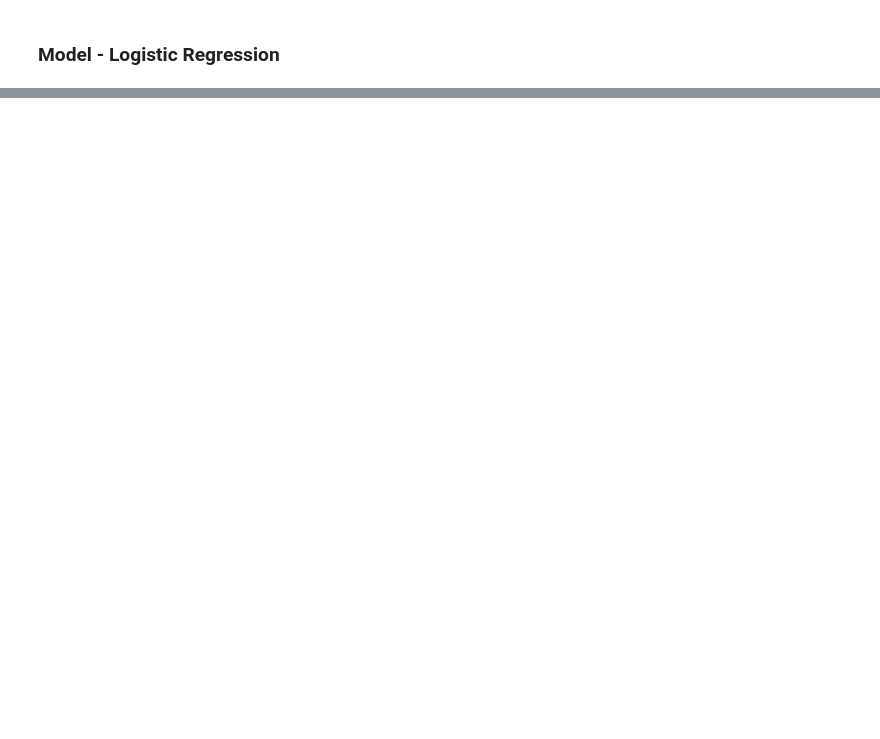
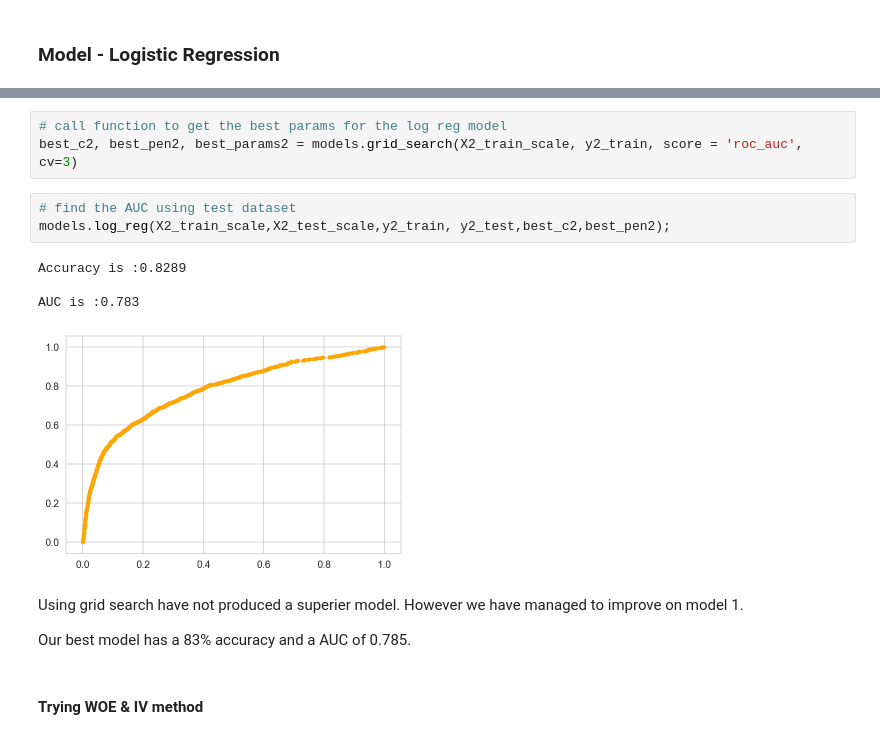
Before and after one commit to tinacliu/mod5_project, a Jupyter notebook: model_logistic.ipynb, the cells around one changed output, grey strips where cells are left out. Cells and saved outputs as stored; diff of their text form; blank space fills up the shorter version.

```diff
--- a/model_logistic.ipynb
+++ b/model_logistic.ipynb
@@ -129,0 +159,17 @@ pd.crosstab(y_test, preds, rownames=['True'], colnames=['Predicted'], margins=Tr
+# %%
+# call function to get the best params for the log reg model
+best_c2, best_pen2, best_params2 = models.grid_search(X2_train_scale, y2_train, score = 'roc_auc', cv=3)
+# %%
+# find the AUC using test dataset
+models.log_reg(X2_train_scale,X2_test_scale,y2_train, y2_test,best_c2,best_pen2);
+# %% [output]
+Accuracy is :0.8289
+
+AUC is :0.783
+[figure, added]
+# %% [markdown]
+Using grid search have not produced a superier model. However we have managed to improve on model 1.
+
+Our best model has a 83% accuracy and a AUC of 0.785.
+# %% [markdown]
+<h4>Trying WOE & IV method</h4>
```
Also changed, not shown: parts of 42 cells of this notebook, 2 other files.
